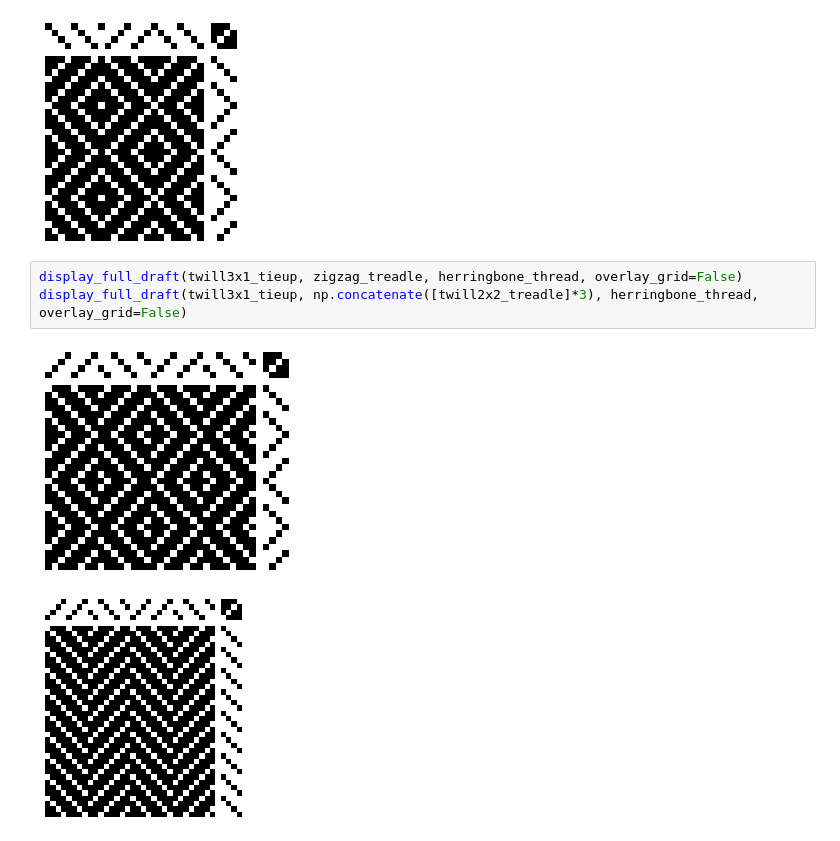
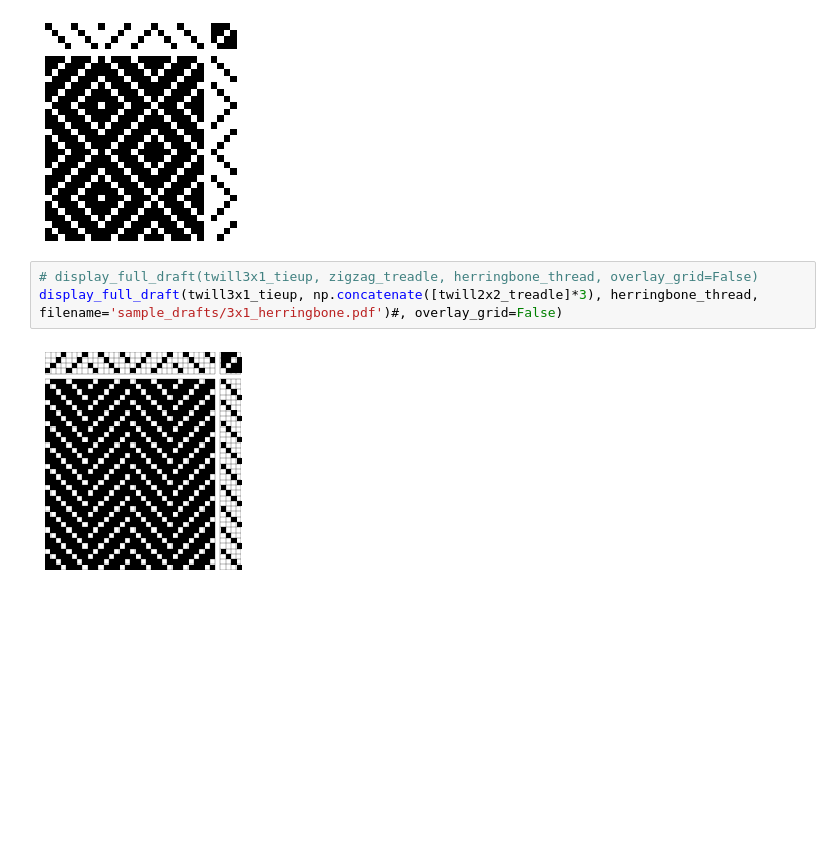
Before and after one commit to elizabethpankratz/weaving-draft-generator, a Jupyter notebook: weaving-draft-generator.ipynb, the cells around one changed output. Drawn from its saved outputs; the diff is of its cells as text; blank space fills up the shorter version.

```diff
--- a/weaving-draft-generator.ipynb
+++ b/weaving-draft-generator.ipynb
@@ -519,10 +476,9 @@ display_full_draft(twill3x1_tieup, zigzag_treadle, zigzag_thread, overlay_grid=F
 # %% [output]
 [figure]
 # %%
-display_full_draft(twill3x1_tieup, zigzag_treadle, herringbone_thread, overlay_grid=False)
-display_full_draft(twill3x1_tieup, np.concatenate([twill2x2_treadle]*3), herringbone_thread, overlay_grid=False)
+# display_full_draft(twill3x1_tieup, zigzag_treadle, herringbone_thread, overlay_grid=False)
+display_full_draft(twill3x1_tieup, np.concatenate([twill2x2_treadle]*3), herringbone_thread, filename='sample_drafts/3x1_herringbone.pdf')#, overlay_grid=False)
 # %% [output]
-[figure, old version]
+[figure, new version]
-[figure, removed]
 # %%
 display_full_draft(twill2x2_tieup, zigzag_treadle, herringbone_thread, overlay_grid=False)
```
Also changed, not shown: parts of 29 cells of this notebook, 2 other files.
